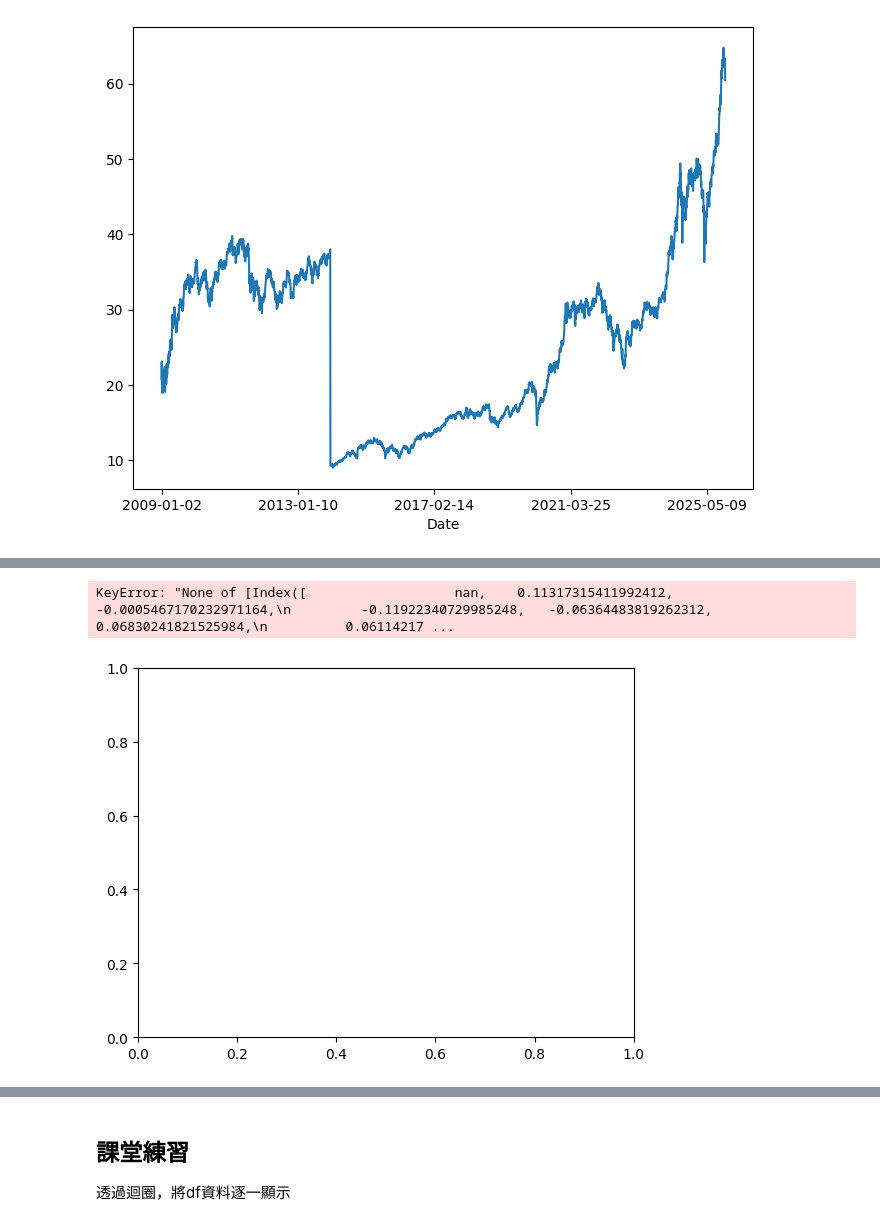
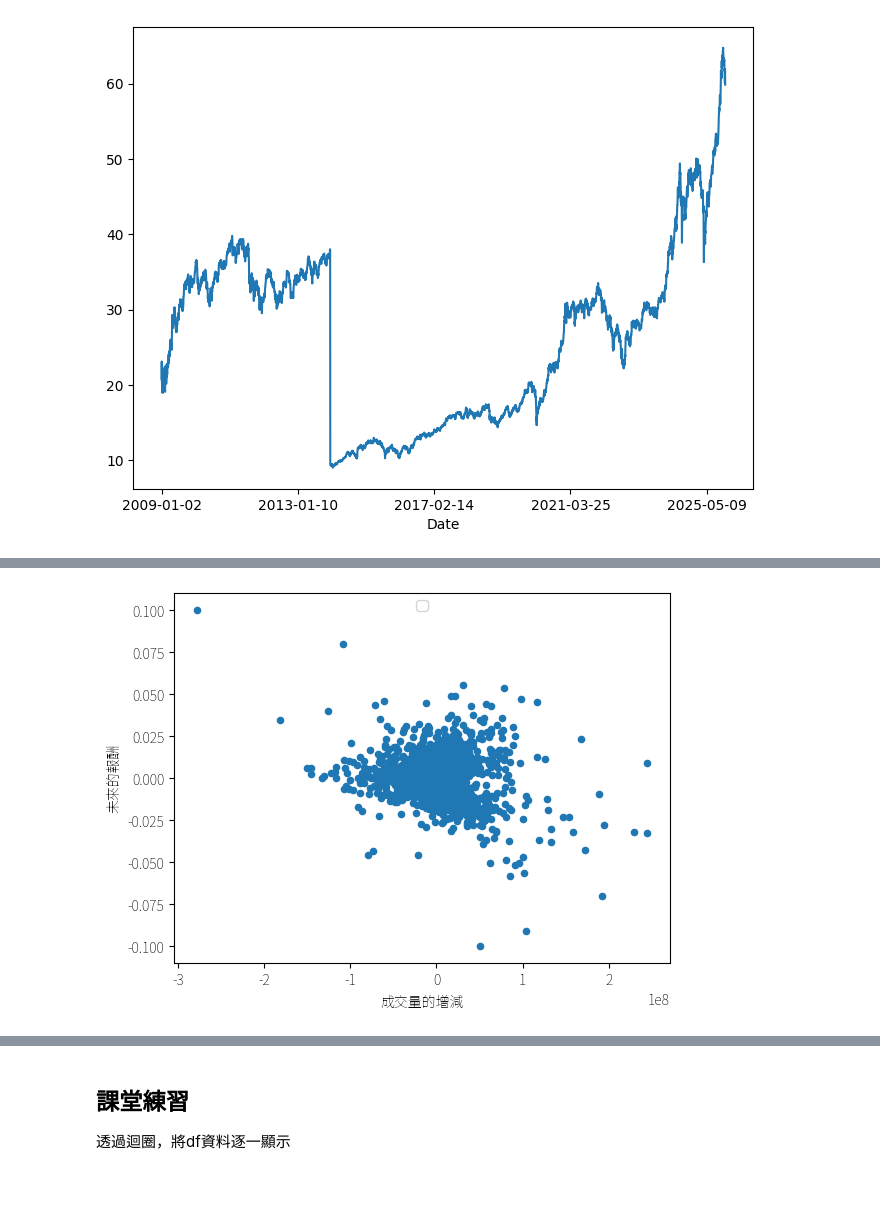
Before and after one commit to RayWang98/class_20251113, a Jupyter notebook: class_info.ipynb, the cells around one changed output, grey strips where cells are left out. Cells and saved outputs as stored; diff of their text form; code cells hidden in the pictures; blank space fills up the shorter version.

```diff
--- a/class_info.ipynb
+++ b/class_info.ipynb
@@ -269,9 +269,14 @@ plt.show()
 # %%
-xvalue = df['Close'].divide(df['Close'].shift(1)) - 1
-yvalue = df['Volume'].diff(periods = 1)
-df[df['Volume'] != 0].plot.scatter(x =xvalue, y = yvalue)
+# 成交量的增減對未來報酬影響
+plt.rcParams['font.sans-serif'] = ['Noto Sans HK']
+plt.rcParams['axes.unicode_minus'] = False # 確保負號正常顯示
+
+df = df.drop_duplicates(keep = 'first')
+df['未來的報酬'] = df['Close'].divide(df['Close'].shift(1)) - 1
+df['成交量的增減'] = df['Volume'].diff(periods = 1)
+df.loc['2015':].plot.scatter(x = '成交量的增減', y = '未來的報酬')
+plt.legend(loc = 'upper center')
 
 plt.show()
 # %% [output]
-KeyError: "None of [Index([                   nan,    0.11317315411992412, -0.0005467170232971164,\n         -0.11922340729985248,   -0.06364483819262312,    0.06830241821525984,\n          0.06114217 ...
-[figure, old version]
+[figure, new version]
```
Also changed, not shown: parts of 16 cells of this notebook.
